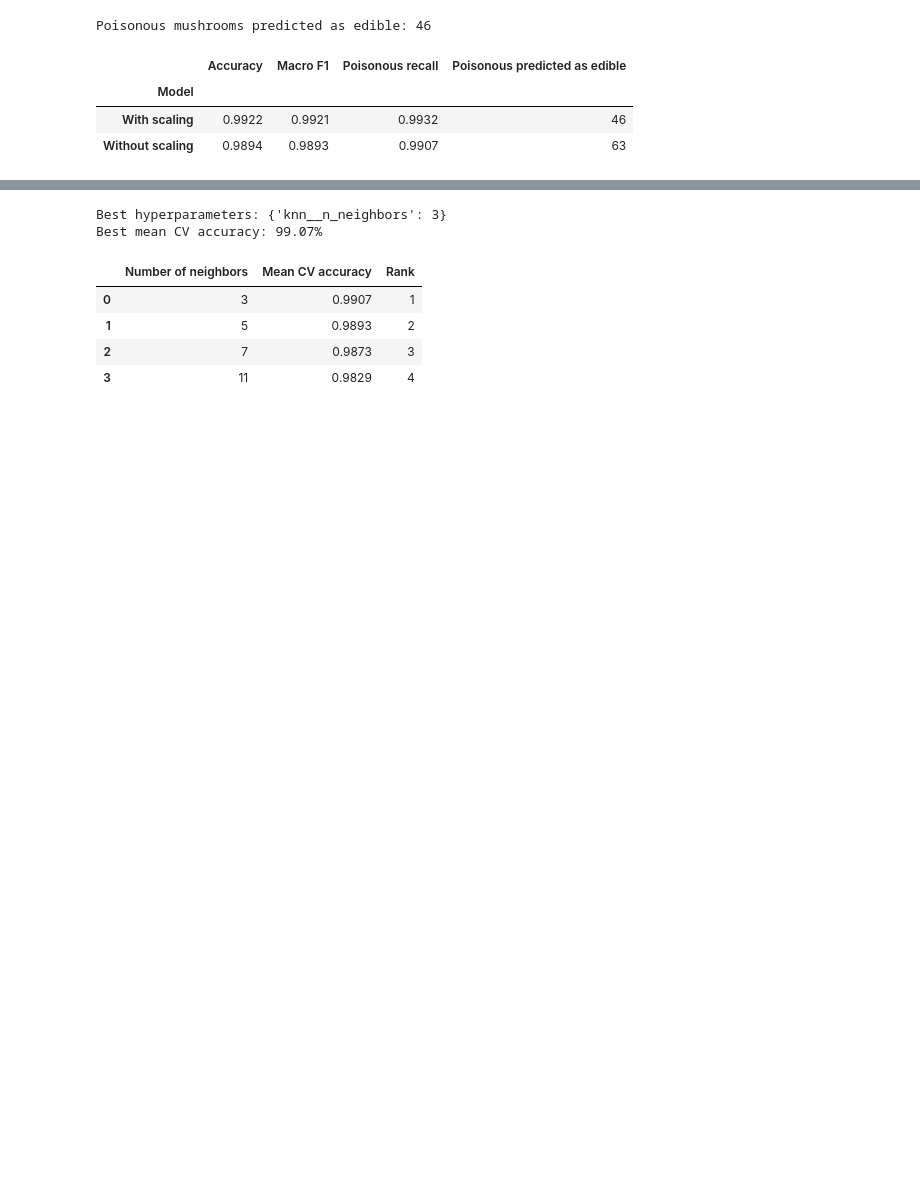
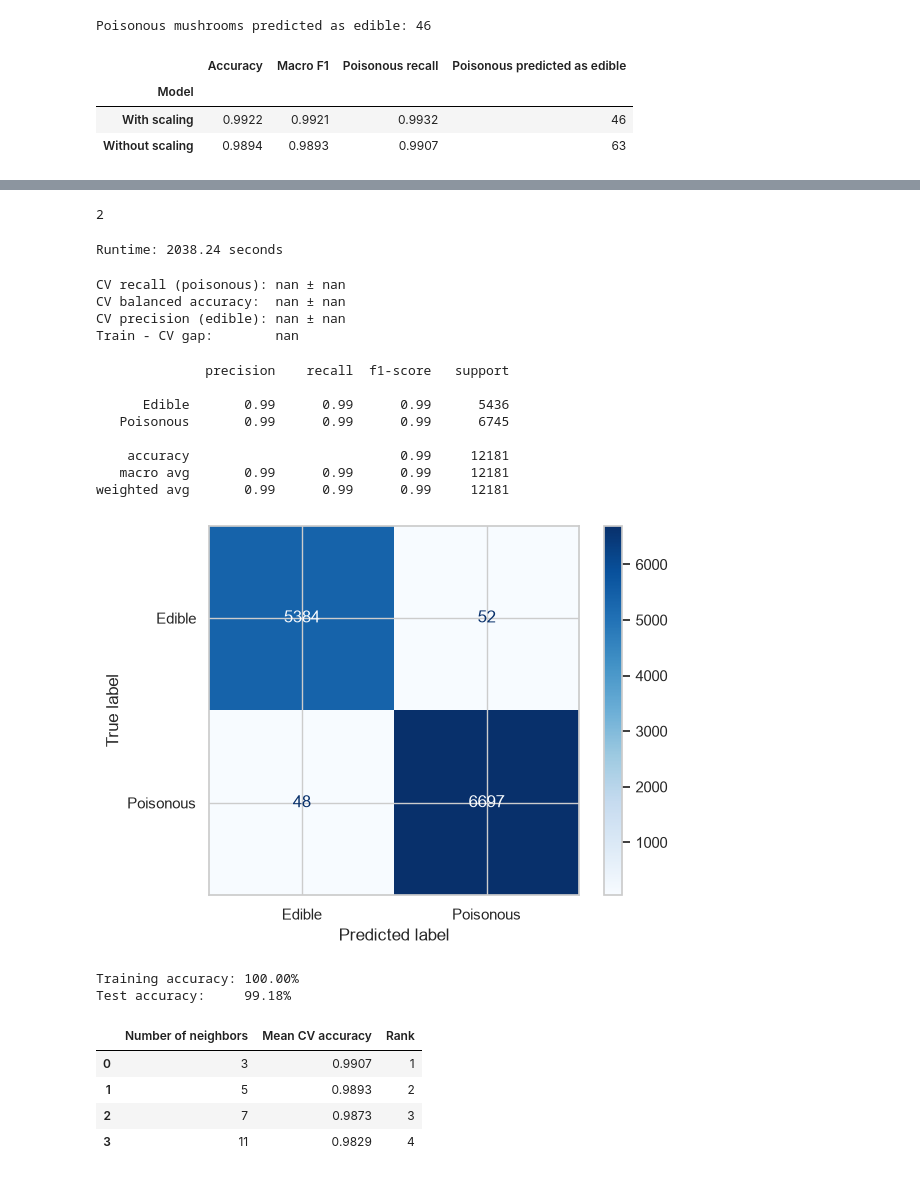
Before and after one commit to Jacob-tech9/machine_learning_mini-project, a Jupyter notebook: notebooks/KNN_model.ipynb, the cells around one changed output, grey strips where cells are left out. Saved outputs shown, nothing was run; the diff lists cells and outputs as text; code cells hidden in the pictures; blank space fills up the shorter version.

```diff
--- a/notebooks/KNN_model.ipynb
+++ b/notebooks/KNN_model.ipynb
@@ -280,12 +309,60 @@ grid_search = GridSearchCV(
-# %%
-# Select the best number of neighbors using the training data
-grid_search.fit(X_train_mush, y_train_mush)
-
-print("Best hyperparameters:", grid_search.best_params_)
-print(f"Best mean CV accuracy: {grid_search.best_score_:.2%}")
-# %% [output]
-Best hyperparameters: {'knn__n_neighbors': 3}
-Best mean CV accuracy: 99.07%
+# %%
+print(model.get_params()["knn__p"])
+# %% [output]
+2
+# %%
+start = time.perf_counter()
+grid.fit(X_train_mush, y_train_mush)
+print(f"Runtime: {time.perf_counter() - start:.2f} seconds")
+# %% [output]
+Runtime: 2038.24 seconds
+# %%
+# cv numbers of the best k (mean +- std over the 5 folds)
+i = grid.best_index_
+r = grid.cv_results_
+cv_recall   = r["mean_test_recall_poison"][i]
+cv_bal_acc  = r["mean_test_balanced_acc"][i]
+prec_edible = r["mean_test_precision_edible"][i]
+
+# no train scores were saved for knn, so train accuracy is checked once on the best model
+gap = best_knn.score(X_train_mush, y_train_mush) - r["mean_test_accuracy"][i]
+
+print(f"CV recall (poisonous): {cv_recall:.4f} ± {r['std_test_recall_poison'][i]:.4f}")
+print(f"CV balanced accuracy:  {cv_bal_acc:.4f} ± {r['std_test_balanced_acc'][i]:.4f}")
+print(f"CV precision (edible): {prec_edible:.4f} ± {r['std_test_precision_edible'][i]:.4f}")
+print(f"Train - CV gap:        {gap:.4f}")
+
+#comparison_line("KNN", cv_recall, cv_bal_acc, prec_edible, gap, total_train_time)
+# %% [output]
+CV recall (poisonous): nan ± nan
+CV balanced accuracy:  nan ± nan
+CV precision (edible): nan ± nan
+Train - CV gap:        nan
+# %%
+# test set is only used here, once, after the tuning is finished
+y_pred_tree = best_knn.predict(X_test_mush)
+print(classification_report(y_test_mush, y_pred_tree, labels=["e", "p"],
+                            target_names=["Edible", "Poisonous"]))
+
+ConfusionMatrixDisplay.from_predictions(
+    y_test_mush, y_pred_tree, labels=["e", "p"],
+    display_labels=["Edible", "Poisonous"], cmap="Blues")
+plt.show()
+
+print(f"Training accuracy: {best_knn.score(X_train_mush, y_train_mush):.2%}")
+print(f"Test accuracy:     {best_knn.score(X_test_mush, y_test_mush):.2%}")
+# %% [output]
+              precision    recall  f1-score   support
+
+      Edible       0.99      0.99      0.99      5436
+   Poisonous       0.99      0.99      0.99      6745
+
+    accuracy                           0.99     12181
+   macro avg       0.99      0.99      0.99     12181
+weighted avg       0.99      0.99      0.99     12181
+[figure, added]
+Training accuracy: 100.00%
+Test accuracy:     99.18%
 # %%
 # Show the mean validation accuracy for each value of k
 cv_results = pd.DataFrame(grid_search.cv_results_)
```
Also changed, not shown: parts of 2 cells of this notebook, 10 other files.
